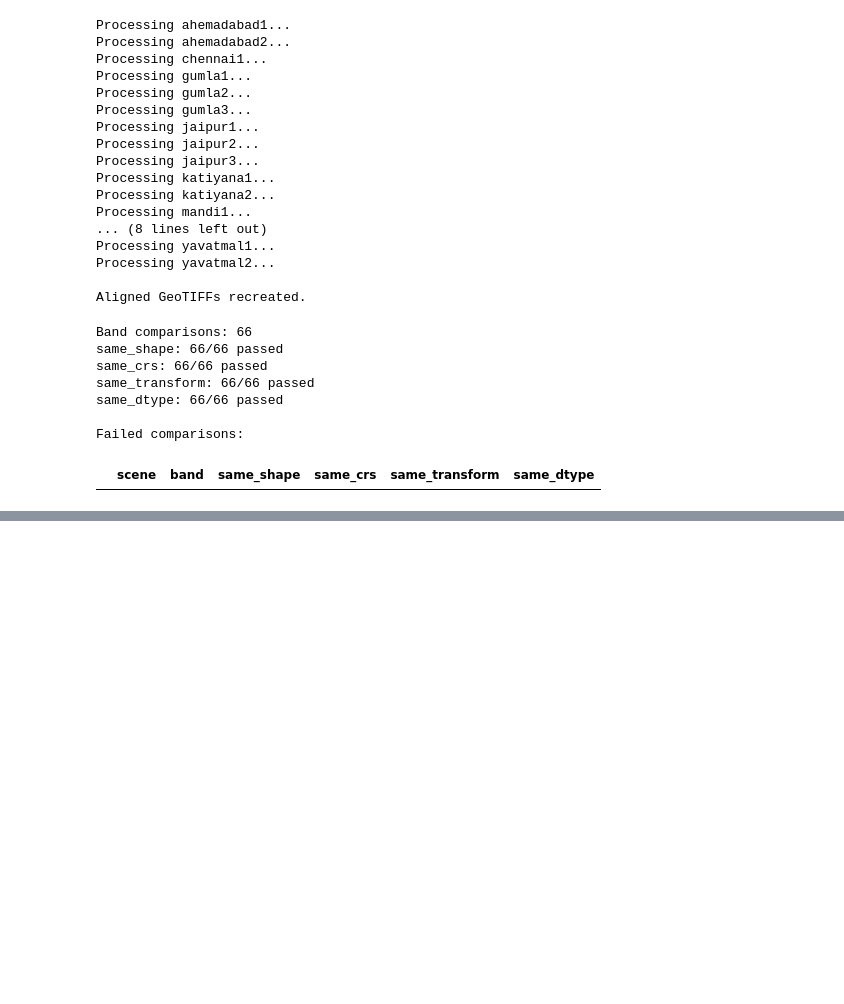
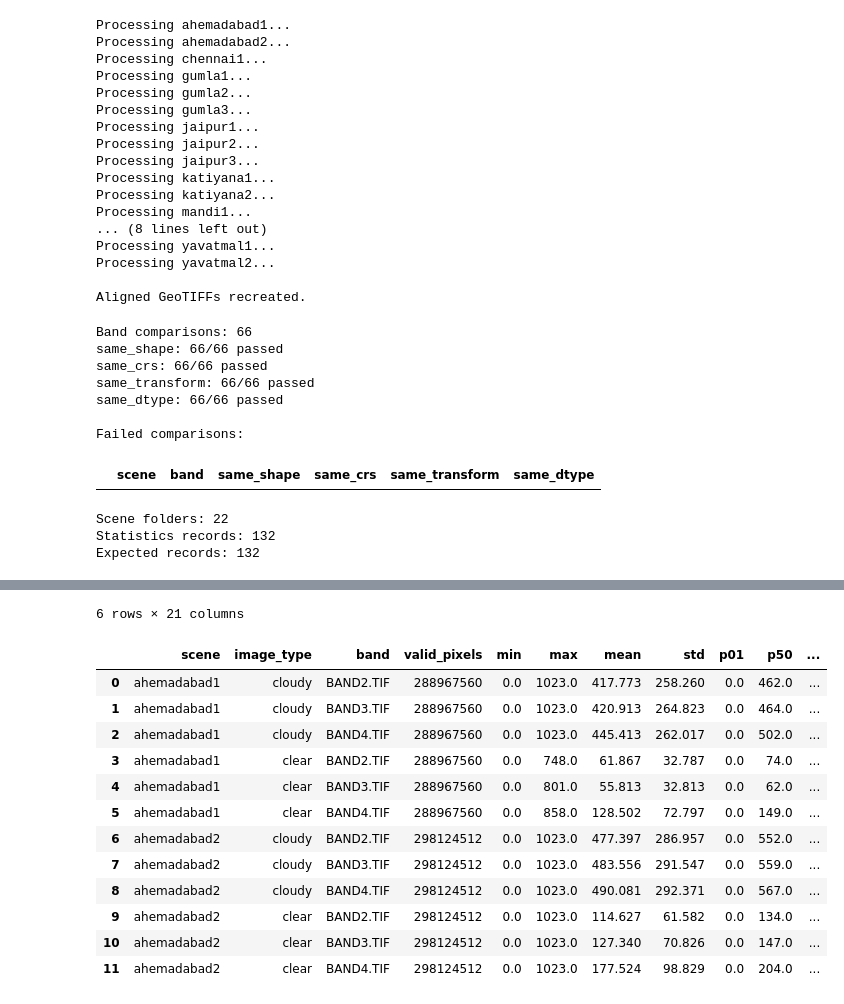
Before and after one commit to Mouryagna/Generative-AI-Based-Cloud-Removal-and-Reconstruction-for-LISS-IV-Satellite-Imagery, a Jupyter notebook: notebooks/data_configuration.ipynb, the cells around one changed output, grey strips where cells are left out. Saved outputs shown, nothing was run; the diff lists cells and outputs as text; code cells hidden in the pictures; blank space fills up the shorter version.

```diff
--- a/notebooks/data_configuration.ipynb
+++ b/notebooks/data_configuration.ipynb
@@ -800,3 +800,69 @@ same_dtype: 66/66 passed
 
 Failed comparisons:
 |  | scene | band | same_shape | same_crs | same_transform | same_dtype |
+# %%
+from pathlib import Path
+import rasterio
+import numpy as np
+import pandas as pd
+
+PROJECT_ROOT = Path(r"E:\Rasengan\Cloud-Removal")
+ALIGNED_DIR = PROJECT_ROOT / "data" / "aligned"
+
+BANDS = ["BAND2.TIF", "BAND3.TIF", "BAND4.TIF"]
+
+scenes = sorted(
+    p.name for p in ALIGNED_DIR.iterdir()
+    if p.is_dir()
+)
+
+records = []
+
+for scene in scenes:
+    for image_type in ["cloudy", "clear"]:
+        for band in BANDS:
+            path = ALIGNED_DIR / scene / image_type / band
+
+            if not path.is_file():
+                print("Missing file:", path)
+                continue
+
+            with rasterio.open(path) as src:
+                data = src.read(1, masked=True)
+                values = data.compressed()
+
+                if values.size == 0:
+                    print("No valid pixels:", path)
+                    continue
+
+                records.append({
+                    "scene": scene,
+                    "image_type": image_type,
+                    "band": band,
+                    "valid_pixels": values.size,
+                    "min": float(values.min()),
+                    "max": float(values.max()),
+                    "mean": float(values.mean()),
+                    "std": float(values.std()),
+                    "p01": float(np.percentile(values, 1)),
+                    "p50": float(np.percentile(values, 50)),
+                    "p99": float(np.percentile(values, 99))
+                })
+
+radiometric_df = pd.DataFrame(records)
+
+print("Scene folders:", len(scenes))
+print("Statistics records:", len(radiometric_df))
+print("Expected records:", len(scenes) * 2 * len(BANDS))
+
+display(
+    radiometric_df.groupby(["image_type", "band"])[
+        ["min", "max", "mean", "std", "p01", "p50", "p99"]
+    ].agg(["min", "median", "max"]).round(3)
+)
+
+display(radiometric_df.head(12).round(3))
+# %% [output]
+Scene folders: 22
+Statistics records: 132
+Expected records: 132
@@ -802,0 +878,14 @@ Failed comparisons:
+6 rows × 21 columns
+|  | scene | image_type | band | valid_pixels | min | max | mean | std | p01 | p50 | ... |
+| 0 | ahemadabad1 | cloudy | BAND2.TIF | 288967560 | 0.0 | 1023.0 | 417.773 | 258.260 | 0.0 | 462.0 | ... |
+| 1 | ahemadabad1 | cloudy | BAND3.TIF | 288967560 | 0.0 | 1023.0 | 420.913 | 264.823 | 0.0 | 464.0 | ... |
+| 2 | ahemadabad1 | cloudy | BAND4.TIF | 288967560 | 0.0 | 1023.0 | 445.413 | 262.017 | 0.0 | 502.0 | ... |
+| 3 | ahemadabad1 | clear | BAND2.TIF | 288967560 | 0.0 | 748.0 | 61.867 | 32.787 | 0.0 | 74.0 | ... |
+| 4 | ahemadabad1 | clear | BAND3.TIF | 288967560 | 0.0 | 801.0 | 55.813 | 32.813 | 0.0 | 62.0 | ... |
+| 5 | ahemadabad1 | clear | BAND4.TIF | 288967560 | 0.0 | 858.0 | 128.502 | 72.797 | 0.0 | 149.0 | ... |
+| 6 | ahemadabad2 | cloudy | BAND2.TIF | 298124512 | 0.0 | 1023.0 | 477.397 | 286.957 | 0.0 | 552.0 | ... |
+| 7 | ahemadabad2 | cloudy | BAND3.TIF | 298124512 | 0.0 | 1023.0 | 483.556 | 291.547 | 0.0 | 559.0 | ... |
+| 8 | ahemadabad2 | cloudy | BAND4.TIF | 298124512 | 0.0 | 1023.0 | 490.081 | 292.371 | 0.0 | 567.0 | ... |
+| 9 | ahemadabad2 | clear | BAND2.TIF | 298124512 | 0.0 | 1023.0 | 114.627 | 61.582 | 0.0 | 134.0 | ... |
+| 10 | ahemadabad2 | clear | BAND3.TIF | 298124512 | 0.0 | 1023.0 | 127.340 | 70.826 | 0.0 | 147.0 | ... |
+| 11 | ahemadabad2 | clear | BAND4.TIF | 298124512 | 0.0 | 1023.0 | 177.524 | 98.829 | 0.0 | 204.0 | ... |
```
Also changed, not shown: parts of 7 cells of this notebook, 1 other file.
